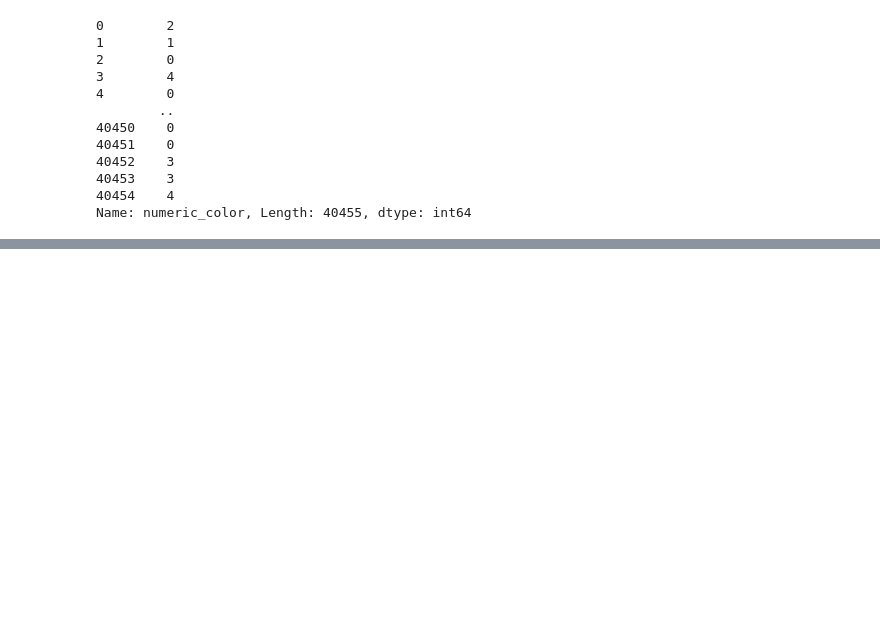
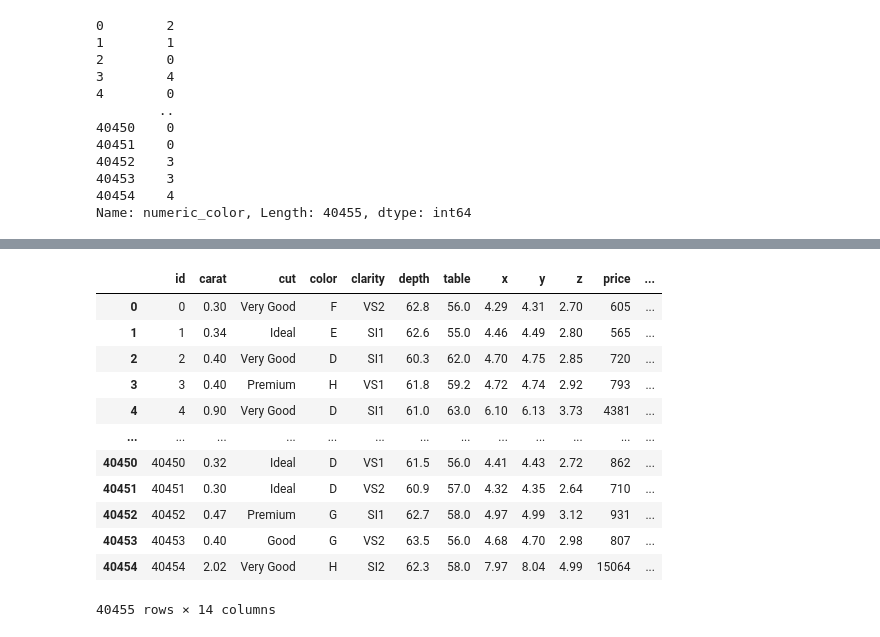
Before and after one commit to CarlosSanzDGP/DiamondsPrediction, a Jupyter notebook: conelvideo.ipynb, the cells around one changed output, grey strips where cells are left out. Drawn from its saved outputs; the diff is of its cells as text; code cells hidden in the pictures; blank space fills up the shorter version.

```diff
--- a/conelvideo.ipynb
+++ b/conelvideo.ipynb
@@ -105,0 +138,16 @@ Name: numeric_color, Length: 40455, dtype: int64
+# %%
+train
+# %% [output]
+|  | id | carat | cut | color | clarity | depth | table | x | y | z | price | ... |
+| 0 | 0 | 0.30 | Very Good | F | VS2 | 62.8 | 56.0 | 4.29 | 4.31 | 2.70 | 605 | ... |
+| 1 | 1 | 0.34 | Ideal | E | SI1 | 62.6 | 55.0 | 4.46 | 4.49 | 2.80 | 565 | ... |
+| 2 | 2 | 0.40 | Very Good | D | SI1 | 60.3 | 62.0 | 4.70 | 4.75 | 2.85 | 720 | ... |
+| 3 | 3 | 0.40 | Premium | H | VS1 | 61.8 | 59.2 | 4.72 | 4.74 | 2.92 | 793 | ... |
+| 4 | 4 | 0.90 | Very Good | D | SI1 | 61.0 | 63.0 | 6.10 | 6.13 | 3.73 | 4381 | ... |
+| ... | ... | ... | ... | ... | ... | ... | ... | ... | ... | ... | ... | ... |
+| 40450 | 40450 | 0.32 | Ideal | D | VS1 | 61.5 | 56.0 | 4.41 | 4.43 | 2.72 | 862 | ... |
+| 40451 | 40451 | 0.30 | Ideal | D | VS2 | 60.9 | 57.0 | 4.32 | 4.35 | 2.64 | 710 | ... |
+| 40452 | 40452 | 0.47 | Premium | G | SI1 | 62.7 | 58.0 | 4.97 | 4.99 | 3.12 | 931 | ... |
+| 40453 | 40453 | 0.40 | Good | G | VS2 | 63.5 | 56.0 | 4.68 | 4.70 | 2.98 | 807 | ... |
+| 40454 | 40454 | 2.02 | Very Good | H | SI2 | 62.3 | 58.0 | 7.97 | 8.04 | 4.99 | 15064 | ... |
+40455 rows × 14 columns
```
Also changed, not shown: parts of 11 cells of this notebook.
